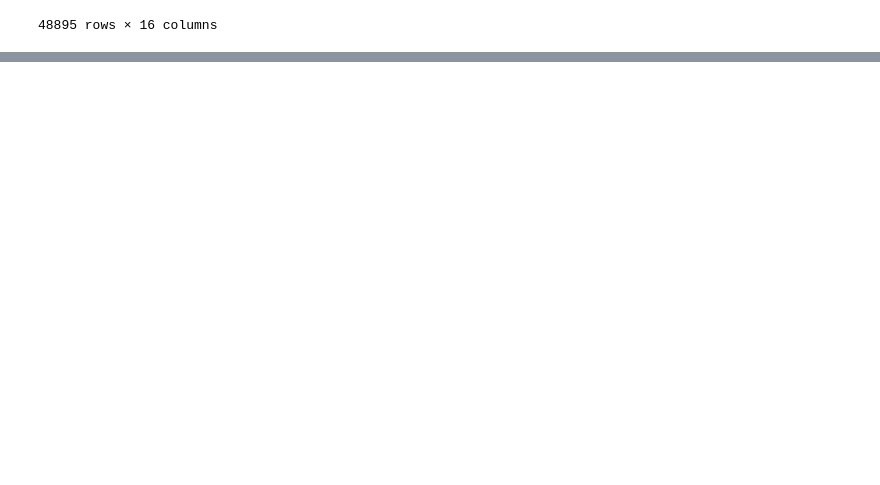
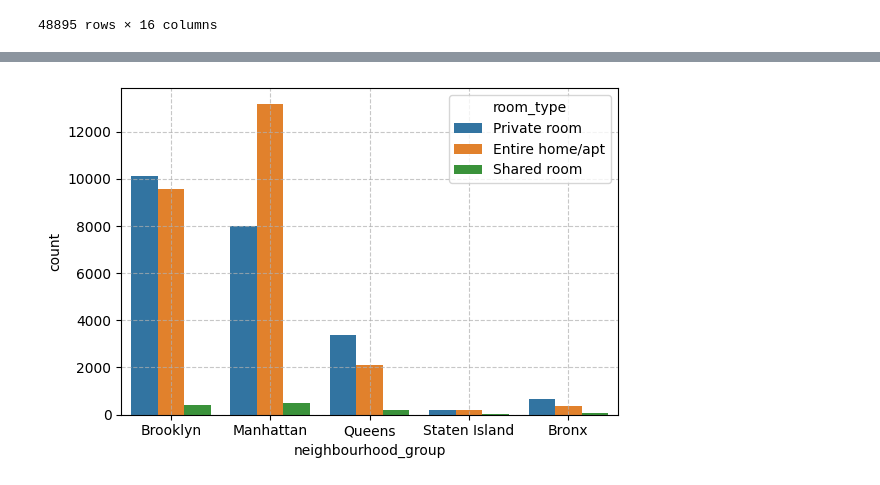
Before and after one commit to Julianmarania/Machine-learning-python-template_Project_12_Julian_Lopez, a Jupyter notebook: src/explore.ipynb, the cells around one changed output, grey strips where cells are left out. Drawn from its saved outputs; the diff is of its cells as text; code cells hidden in the pictures; blank space fills up the shorter version.

```diff
--- a/src/explore.ipynb
+++ b/src/explore.ipynb
@@ -21,0 +153,11 @@ data
+# %%
+# Análisis categórico-categórico
+
+plt.figure(figsize = (6, 4))
+sns.countplot(data = data_limpia, x = "neighbourhood_group", hue = "room_type")
+
+plt.grid(linestyle='--', alpha=0.7)
+plt.tight_layout()
+plt.show()
+# %% [output]
+[figure, added]
```
Also changed, not shown: parts of 14 cells of this notebook.
